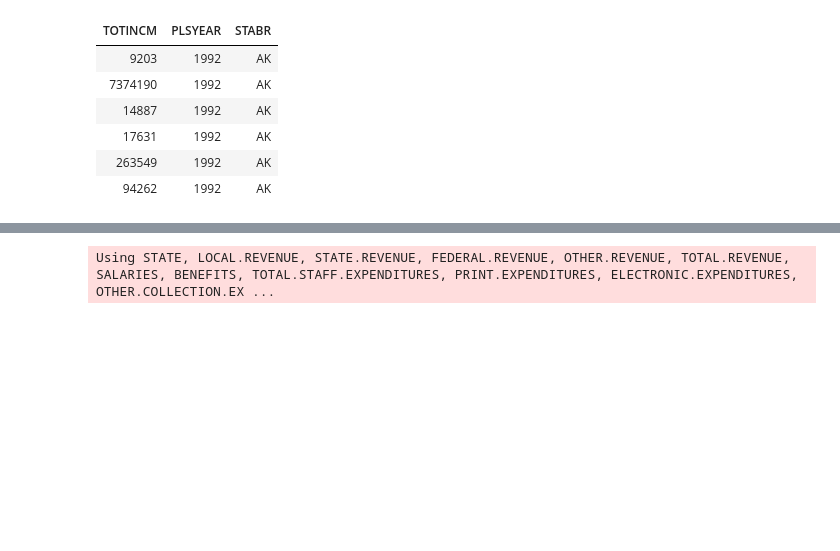
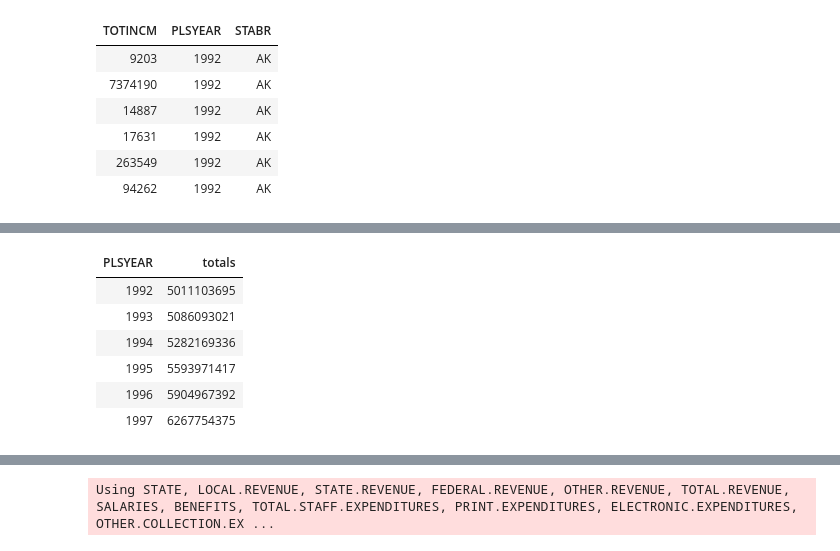
Before and after one commit to NikHytrek/Second-Project, a Jupyter notebook: Project 2.ipynb, the cells around one changed output, grey strips where cells are left out. Cells and saved outputs as stored; diff of their text form; code cells hidden in the pictures; blank space fills up the shorter version.

```diff
--- a/Project 2.ipynb
+++ b/Project 2.ipynb
@@ -57,8 +37,10 @@ head(smallrange)
 | 263549 | 1992 | AK |
 | 94262 | 1992 | AK |
 # %%
-smallrange %>%
-mutate (
-group_by(PLSYEAR),
-summarize(totals = sum(TOTINCM)))
+barchart <- smallrange %>%
+group_by(PLSYEAR) %>%
+summarize(totals = sum(TOTINCM)) %>%
+filter(PLSYEAR >0)
+
+head(barchart)
 # %% [output]
@@ -67 +47,8 @@ Warning message:
+| PLSYEAR | totals |
+| 1992 | 5011103695 |
+| 1993 | 5086093021 |
+| 1994 | 5282169336 |
+| 1995 | 5593971417 |
+| 1996 | 5904967392 |
+| 1997 | 6267754375 |
 # %%
```
Also changed, not shown: parts of 5 cells of this notebook, 1 other file.
